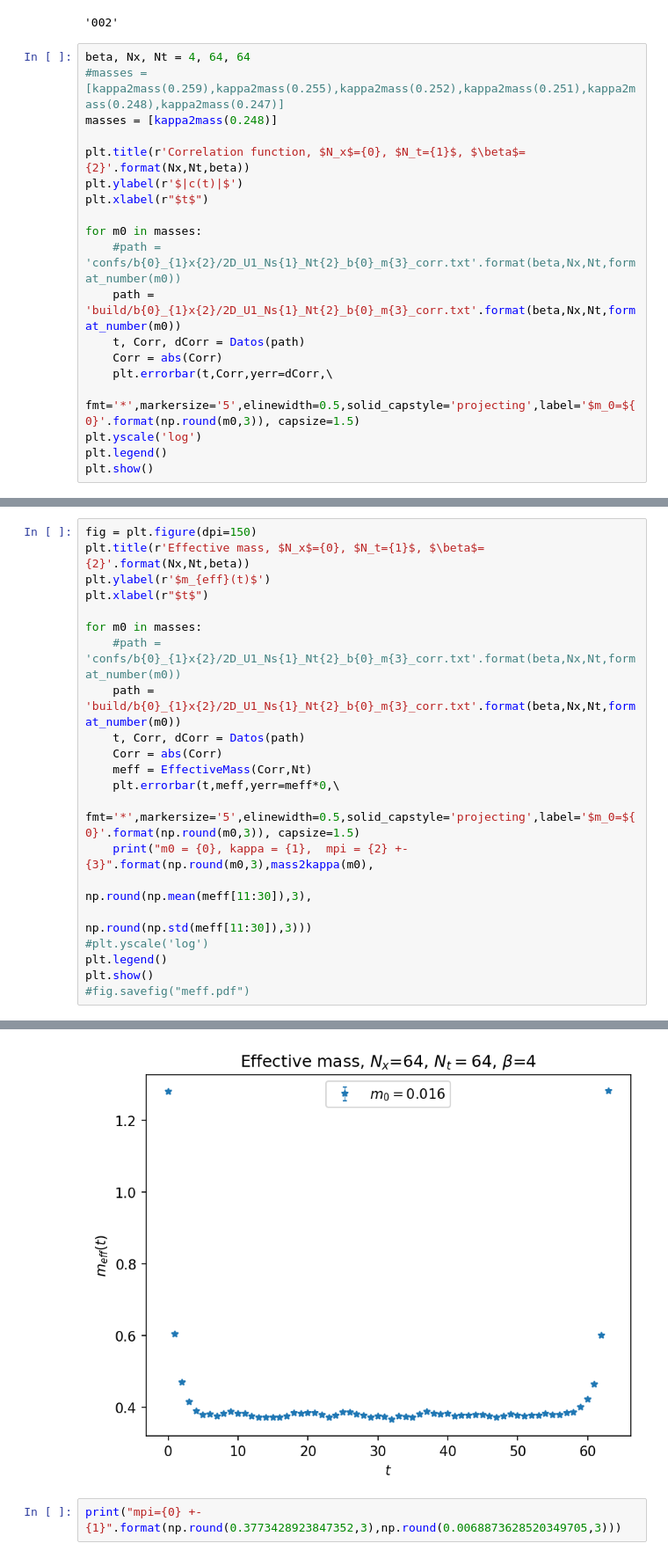
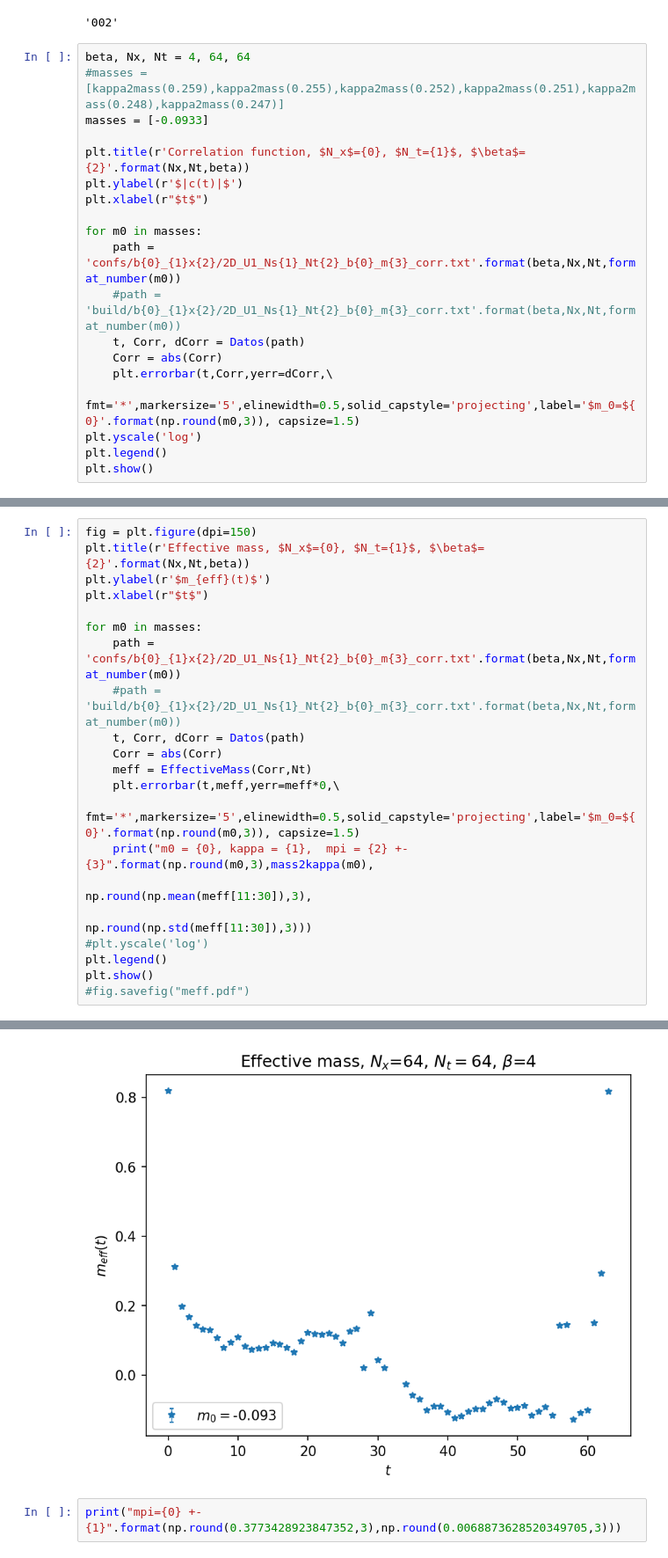
Before and after one commit to Fabian2598/SchwingerModel, a Jupyter notebook: mass_analysis.ipynb, the cells around one changed output, grey strips where cells are left out. Shown: that part at 88% size. Saved outputs shown, nothing was run; the diff lists cells and outputs as text.

```diff
--- a/mass_analysis.ipynb
+++ b/mass_analysis.ipynb
@@ -62,15 +62,15 @@ format_number(kappa2mass(0.248))
 # %%
 beta, Nx, Nt = 4, 64, 64
 #masses = [kappa2mass(0.259),kappa2mass(0.255),kappa2mass(0.252),kappa2mass(0.251),kappa2mass(0.248),kappa2mass(0.247)]
-masses = [kappa2mass(0.248)]
+masses = [-0.0933]
 
 plt.title(r'Correlation function, $N_x$={0}, $N_t={1}$, $\beta$={2}'.format(Nx,Nt,beta))
 plt.ylabel(r'$|c(t)|$')
 plt.xlabel(r"$t$")
 
 for m0 in masses:
-    #path = 'confs/b{0}_{1}x{2}/2D_U1_Ns{1}_Nt{2}_b{0}_m{3}_corr.txt'.format(beta,Nx,Nt,format_number(m0))
-    path = 'build/b{0}_{1}x{2}/2D_U1_Ns{1}_Nt{2}_b{0}_m{3}_corr.txt'.format(beta,Nx,Nt,format_number(m0))
+    path = 'confs/b{0}_{1}x{2}/2D_U1_Ns{1}_Nt{2}_b{0}_m{3}_corr.txt'.format(beta,Nx,Nt,format_number(m0))
+    #path = 'build/b{0}_{1}x{2}/2D_U1_Ns{1}_Nt{2}_b{0}_m{3}_corr.txt'.format(beta,Nx,Nt,format_number(m0))
     t, Corr, dCorr = Datos(path)
     Corr = abs(Corr)
     plt.errorbar(t,Corr,yerr=dCorr,\
@@ -108,8 +108,8 @@ plt.ylabel(r'$m_{eff}(t)$')
 plt.xlabel(r"$t$")
 
 for m0 in masses:
-    #path = 'confs/b{0}_{1}x{2}/2D_U1_Ns{1}_Nt{2}_b{0}_m{3}_corr.txt'.format(beta,Nx,Nt,format_number(m0))
-    path = 'build/b{0}_{1}x{2}/2D_U1_Ns{1}_Nt{2}_b{0}_m{3}_corr.txt'.format(beta,Nx,Nt,format_number(m0))
+    path = 'confs/b{0}_{1}x{2}/2D_U1_Ns{1}_Nt{2}_b{0}_m{3}_corr.txt'.format(beta,Nx,Nt,format_number(m0))
+    #path = 'build/b{0}_{1}x{2}/2D_U1_Ns{1}_Nt{2}_b{0}_m{3}_corr.txt'.format(beta,Nx,Nt,format_number(m0))
     t, Corr, dCorr = Datos(path)
     Corr = abs(Corr)
     meff = EffectiveMass(Corr,Nt)
@@ -127,4 +129,4 @@ m0 = 0.016, kappa = 0.248,  mpi = 0.378 +- 0.006
-[figure, old version]
+[figure, new version]
 # %%
 print("mpi={0} +- {1}".format(np.round(0.3773428923847352,3),np.round(0.0068873628520349705,3)))
 # %% [output]
```
Also changed, not shown: parts of 3 cells of this notebook, 1 other file.
